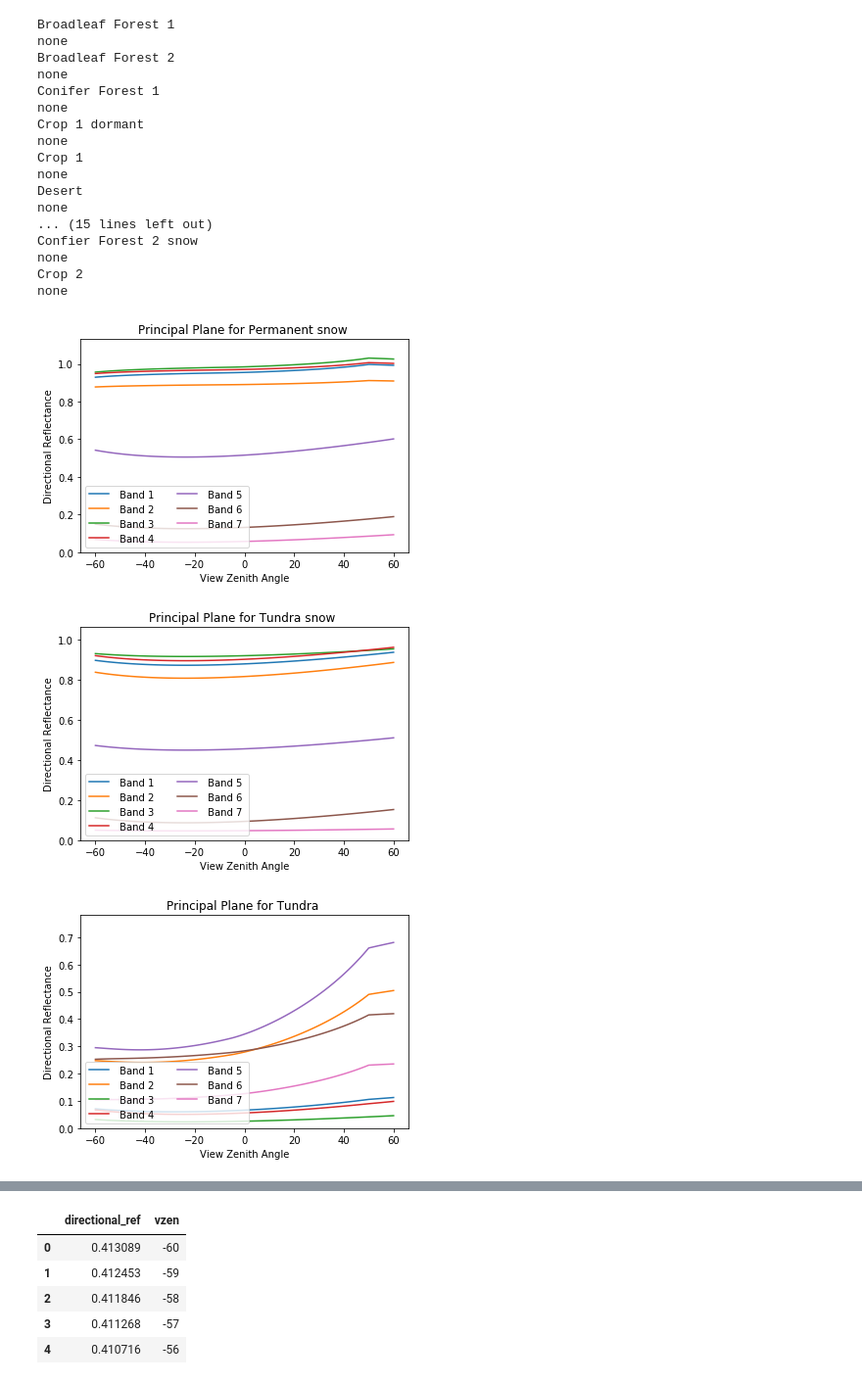
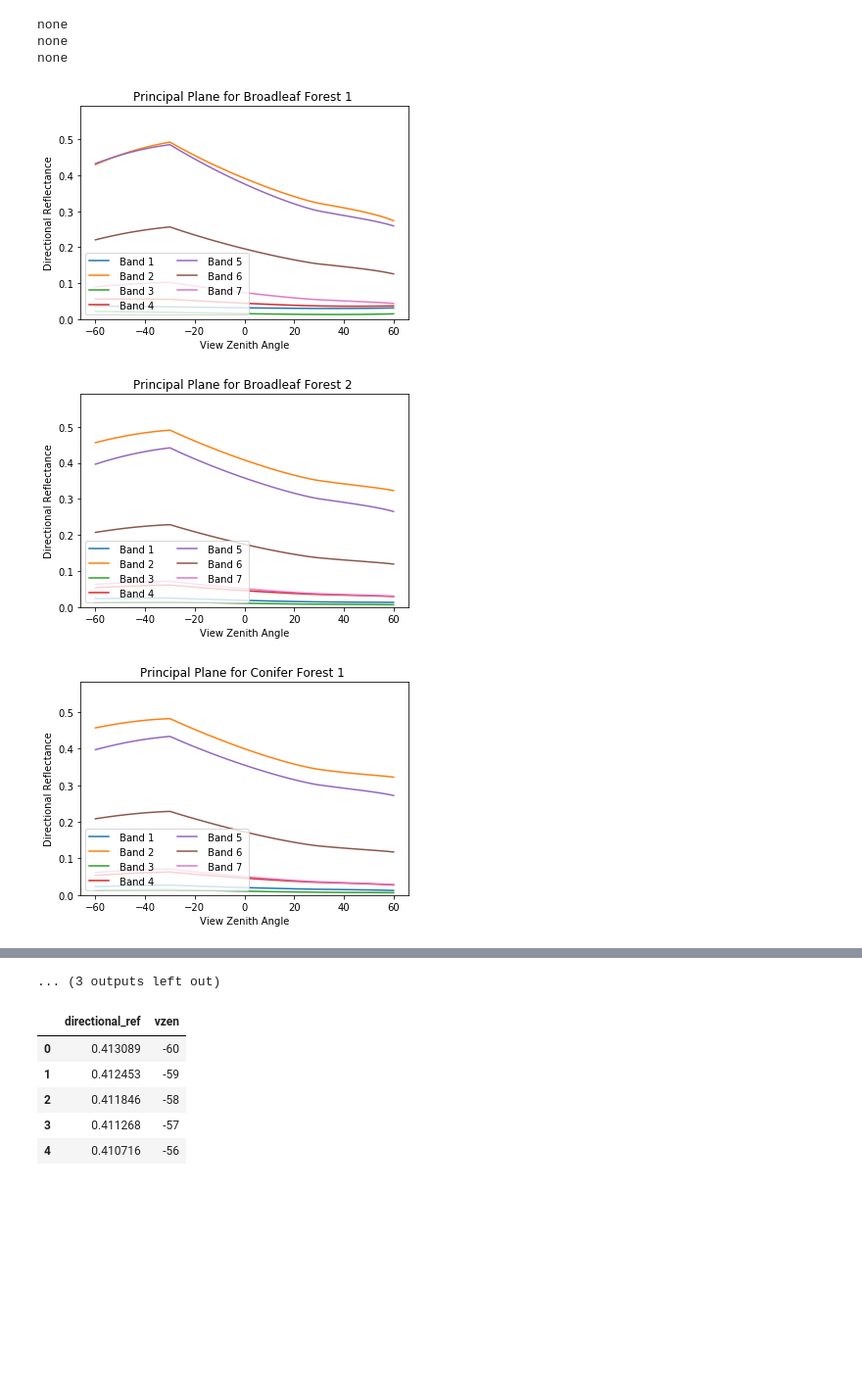
Before and after one commit to arthurelmes/geo_tools, a Jupyter notebook: brdf/plot_principal_plane_multi_site.ipynb, the cells around one changed output, grey strips where cells are left out. Shown at 98% size. Saved outputs shown, nothing was run; the diff lists cells and outputs as text; code cells hidden in the pictures; blank space fills up the shorter version.

Commit message:
Added updated brdf plotting scripts, plus updated validation tools.

```diff
--- a/brdf/plot_principal_plane_multi_site.ipynb
+++ b/brdf/plot_principal_plane_multi_site.ipynb
@@ -14,55 +14,41 @@ sites=['Broadleaf Forest 1 ', 'Broadleaf Forest 2 ','Conifer Forest 1 ','Crop 1
        'Tropical Forest 2 ','Broadleaf Forest 3 snow ','Confier Forest 2 snow ','Crop 2 ']
 
 for site in sites:
-    csv = pd.read_csv('BRDF_LUT_principal_plane_2.csv')
+    csv = pd.read_csv('BRDF_LUT_principal_plane.csv')
     csv = csv[csv["land cover"]==site]
-    csv = csv[csv["szen"]==50.0]
+    csv = csv[csv["szen"]==30.0]
     csv = csv.sort_values(['modis_band', 'vzen'])
 
     if len(csv) == 0:
         print("none")
         pass
     else:
         fig, ax = plt.subplots()
         fig.patch.set_facecolor('white')
 
         # Plot each band
         for b in range(1, 8):
             band_name = ' Band ' + str(b) + ' '
             csv_band = csv.loc[csv['modis_band'] == band_name]
             plt.plot(csv_band['vzen'], csv_band['directional_ref'], label=band_name)
 
         ax.set_ylim(0.0, csv['directional_ref'].max() + 0.1)
         plt.legend(loc='lower left', ncol=2)
         ax.set_xlabel('View Zenith Angle')
         ax.set_ylabel('Directional Reflectance')
         ax.set_title('Principal Plane for {x}'.format(x=site))
         plt.savefig('dir_ref_pp_{x}.png'.format(x=site))
 
     #try:
     #   dir_ref.plot(x='vzen', y='directional_ref', kind='scatter', ylim = (0.0, 0.5),
     #                title='Directional Reflectance for {x}, SZA=30.0, Relaz=120'.format(x=site))
     #   plt.savefig('dir_ref_{x}.png'.format(x=site))
     #xcept:
     #   pass
 # %% [output]
-Broadleaf Forest 1
 none
-Broadleaf Forest 2
 none
-Conifer Forest 1
 none
-Crop 1 dormant
-none
-Crop 1
-none
-Desert
-none
-... (15 lines left out)
-Confier Forest 2 snow
-none
-Crop 2
-none
-[figure, old version]
+[figure, new version]
-[figure, old version]
+[figure, new version]
-[figure, old version]
+[figure, new version]
@@ -69,3 +63,4 @@ none
+... (3 outputs left out)
 # %%
 dir_ref = dir_ref[["directional_ref", "vzen"]]
 dir_ref.head()
```
Also changed, not shown: parts of 1 cell of this notebook, 3 other files.
